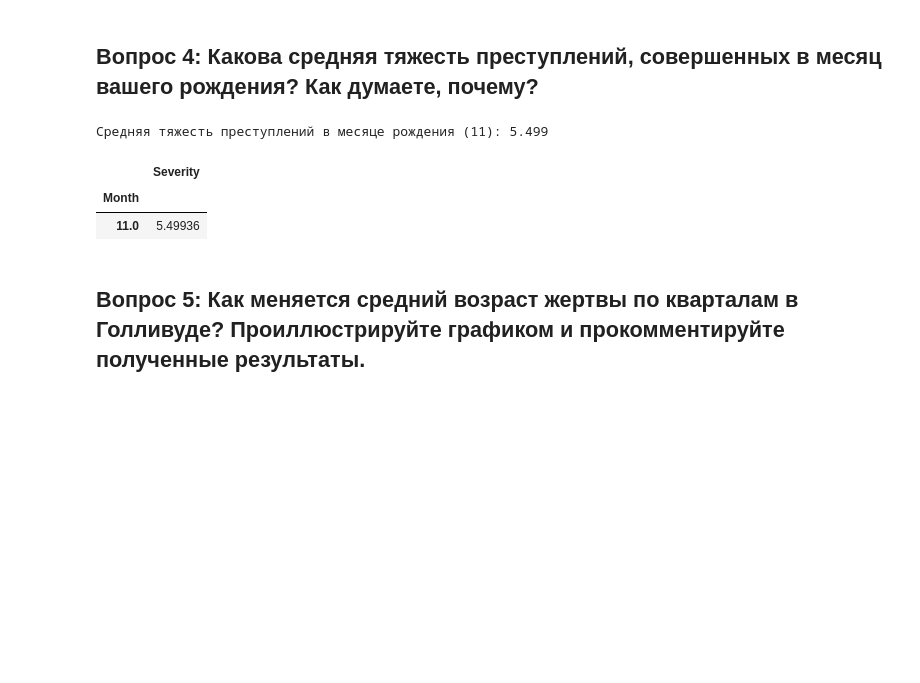
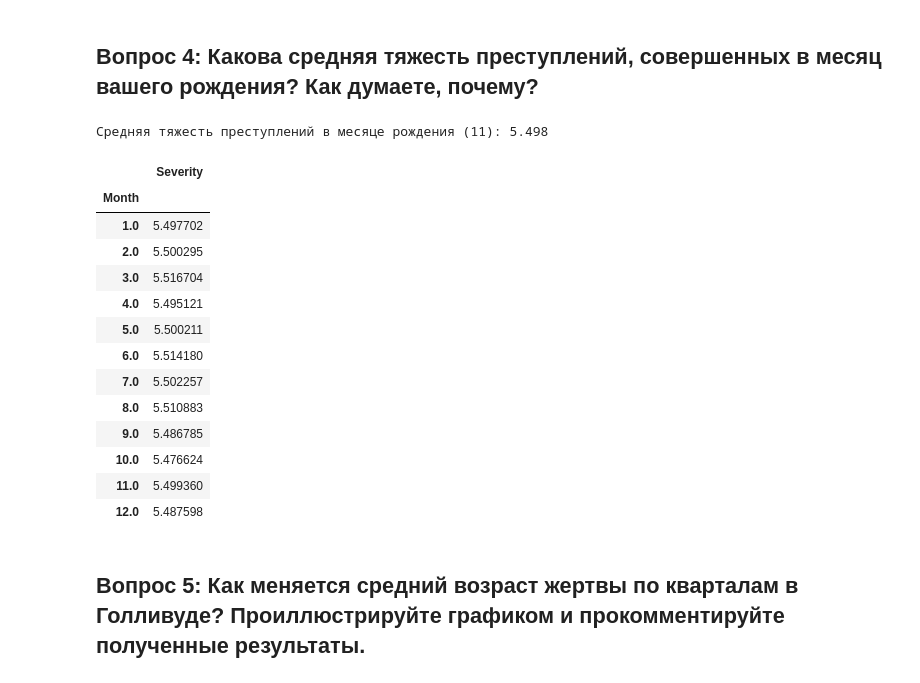
Before and after one commit to AknasMacefg/ITiABD, a Jupyter notebook: Курс 4/ХД/OLAP_CUBE_8.ipynb, the cells around one changed output. Cells and saved outputs as stored; diff of their text form; code cells hidden in the pictures; blank space fills up the shorter version.

```diff
--- a/Курс 4/ХД/OLAP_CUBE_8.ipynb
+++ b/Курс 4/ХД/OLAP_CUBE_8.ipynb
@@ -16,6 +16,6 @@ plt.rcParams['font.size'] = 10
 from pathlib import Path
 
 # Локальный каталог с датасетами: datasets are in la_crimes/la_crimes
-DATA_DIR = Path(r'C:\Users\alexm\Downloads\olap_8\la_crimes\la_crimes')
+DATA_DIR = Path(r"C:\Users\alexm\Desktop\Рабочая папка\ITiABD\Курс 4\ХД\la_crimes\la_crimes")
 DATA_DIR
 # %% [output]
@@ -474,18 +474,29 @@ crime_severity.head(15)
 # %%
 birth_month = 11
 q4 = pd.pivot_table(
-    df_clean[df_clean['Month'] == birth_month],
+    df_clean,
     values='Severity',
     index='Month',
     aggfunc='mean'
 )
 print(f'Средняя тяжесть преступлений в месяце рождения ({birth_month}): {q4.iloc[0, 0]:.3f}')
 q4
 # %% [output]
-Средняя тяжесть преступлений в месяце рождения (11): 5.499
+Средняя тяжесть преступлений в месяце рождения (11): 5.498
 |  | Severity |
 | Month |  |
-| 11.0 | 5.49936 |
+| 1.0 | 5.497702 |
+| 2.0 | 5.500295 |
+| 3.0 | 5.516704 |
+| 4.0 | 5.495121 |
+| 5.0 | 5.500211 |
+| 6.0 | 5.514180 |
+| 7.0 | 5.502257 |
+| 8.0 | 5.510883 |
+| 9.0 | 5.486785 |
+| 10.0 | 5.476624 |
+| 11.0 | 5.499360 |
+| 12.0 | 5.487598 |
 # %% [markdown]
 ## Вопрос 5: Как меняется средний возраст жертвы по кварталам в Голливуде? Проиллюстрируйте графиком и прокомментируйте полученные результаты.
 # %%
```
Also changed, not shown: parts of 2 cells of this notebook, 10 other files.
